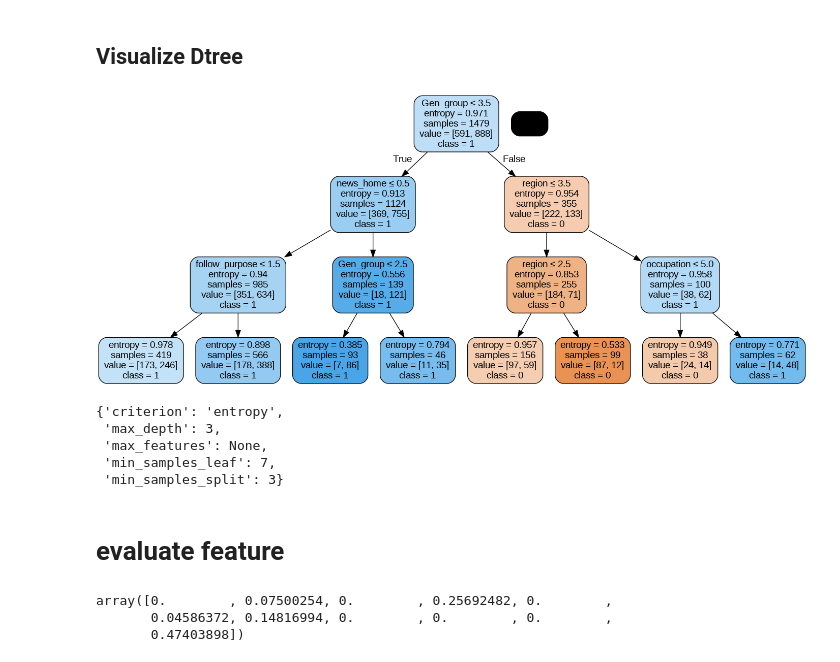
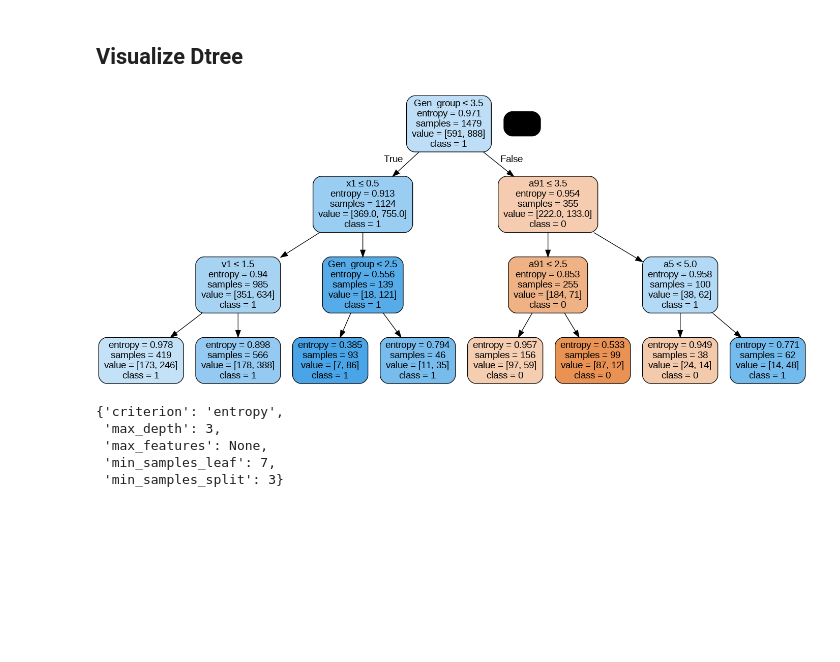
Before and after one commit to puttipongyy/BSC_DPDM23, a Jupyter notebook: Classification_proj_DPDM.ipynb, the cells around one changed output. Drawn from its saved outputs; the diff is of its cells as text; code cells hidden in the pictures; blank space fills up the shorter version.

Commit message:
Classification done?

```diff
--- a/Classification_proj_DPDM.ipynb
+++ b/Classification_proj_DPDM.ipynb
@@ -15,7 +12,7 @@ drive.mount('/content/drive')
 # %% [output]
 Drive already mounted at /content/drive; to attempt to forcibly remount, call drive.mount("/content/drive", force_remount=True).
 # %%
-survey = pd.read_excel('/content/drive/MyDrive/BSC_DPDM23/Project_data/dataset_consumer-insight-survey2019.xlsx')
+survey = pd.read_excel('/content/drive/MyDrive/Final BSC2-67/dataset_consumer-insight-survey2019.xlsx')
 # %% [markdown]
 # Clean data
 # %%
@@ -198,13 +192,0 @@ classi_data
-# %%
-classi_data.rename(columns={'a1' : 'gender',
-                                  'a5' : 'occupation',
-                                  'a81' : 'marital_status',
-                                  'a91' : 'region',
-                                  'J5new' : 'news_mobile',
-                                  'v1' : 'follow_purpose',
-                                  'x1' : 'news_home',
-                                  'x2' : 'news_office',
-                                  'x3' : 'news_vehicle',
-                                  'x4' : 'news_everywhere'
-
-                            }, inplace = True)
@@ -612,19 +574,18 @@ dt_accuracy
 # %%
 from sklearn.tree import export_graphviz
 from six import StringIO
 from IPython.display import Image
 import pydotplus
 
 dot_data = StringIO()
 export_graphviz(Dtree_grid_best,  out_file=dot_data,
                 filled=True, rounded=True,
-                special_characters=True, feature_names = classi_data.columns[:-1],class_names=['0','1'])
+                special_characters=True,feature_names = classi_column[:-1],class_names=['0','1'])
 graph = pydotplus.graph_from_dot_data(dot_data.getvalue())
-
 # graph.write_png('diabetes.png')
 Image(graph.create_png())
 # %% [output]
-[figure, old version]
+[figure, new version]
 # %%
 best_param = grid_search.best_params_
 best_param
@@ -634,11 +595,3 @@ best_param
  'max_features': None,
  'min_samples_leaf': 7,
  'min_samples_split': 3}
-# %% [markdown]
-# evaluate feature
-# %%
-Dtree_grid_best.feature_importances_
-# %% [output]
-array([0.        , 0.07500254, 0.        , 0.25692482, 0.        ,
-       0.04586372, 0.14816994, 0.        , 0.        , 0.        ,
-       0.47403898])
```
Also changed, not shown: parts of 64 cells of this notebook.
